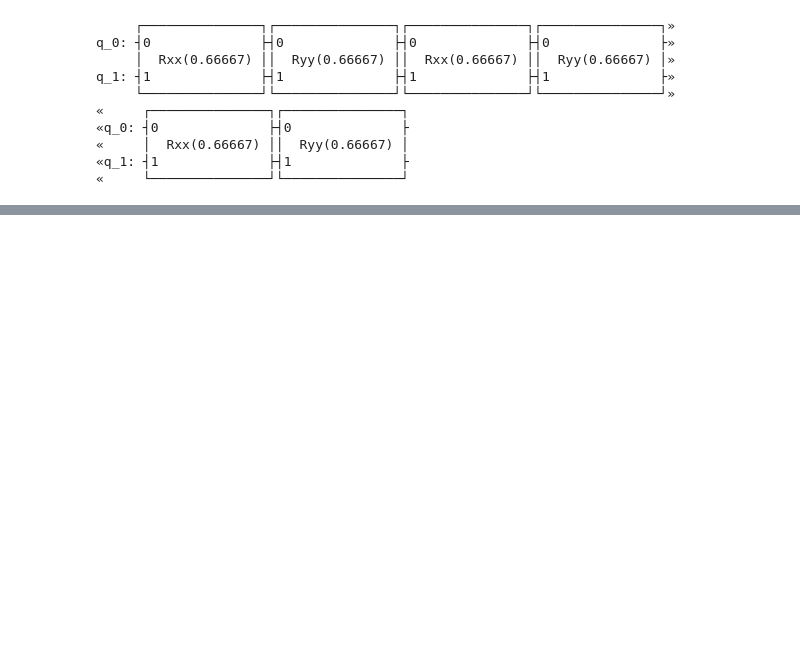
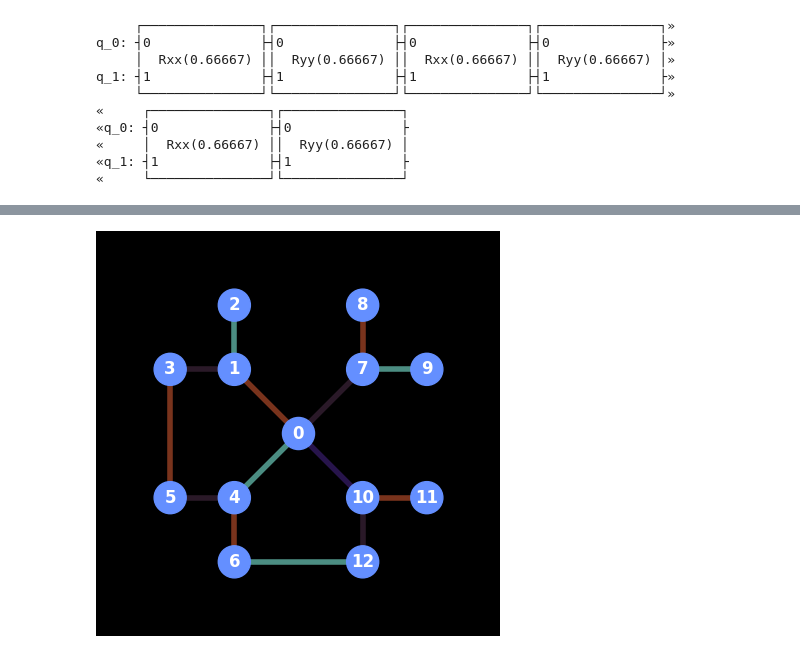
Before and after one commit to Louisanity/HamilToniQ, a Jupyter notebook: depth.ipynb, the cells around one changed output, grey strips where cells are left out. Saved outputs shown, nothing was run; the diff lists cells and outputs as text; code cells hidden in the pictures; blank space fills up the shorter version.

```diff
--- a/depth.ipynb
+++ b/depth.ipynb
@@ -22,0 +76,7 @@ q_1: ┤1              ├┤1              ├┤1              ├┤1
+# %%
+num_qubits = 13
+qubit_coordinates = [[2, 2], [1, 1], [0, 1], [1, 0], [3, 1], [3, 0], [4, 1], [1, 3], [0, 3], [1, 4], [3, 3], [3, 4], [4, 3]]
+coupling_map = [(0,1),(1,2),(1,3),(0,4),(4,5),(4,6),(3,5),(0,10),(10,11),(10,12),(6,12),(0,7),(7,9),(7,8)]
+plot_coupling_map(num_qubits, qubit_coordinates, coupling_map, line_color=color_list)
+# %% [output]
+[figure, added]
```
Also changed, not shown: parts of 5 cells of this notebook, 2 other files.
